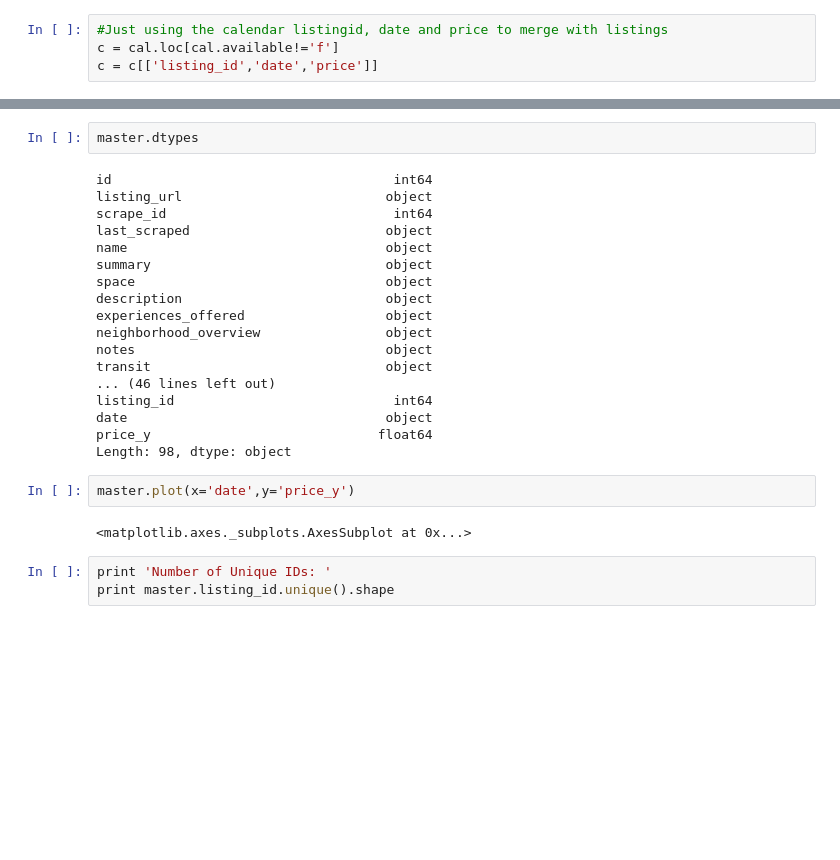
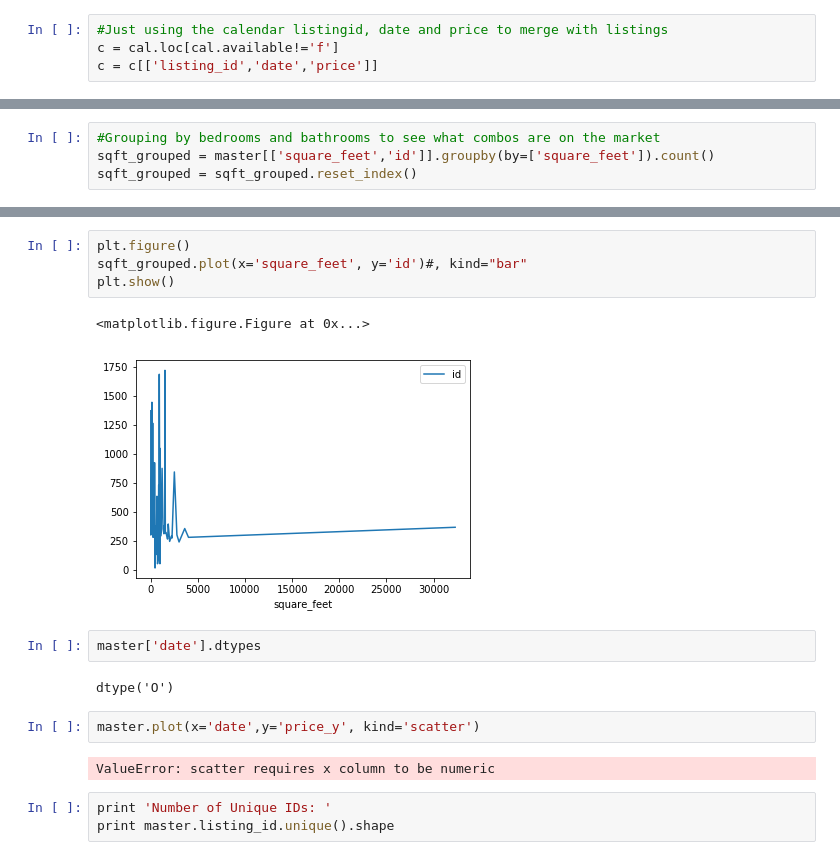
Before and after one commit to mas-dse-saachary/UCSD-MAS-Capstone-Project, a Jupyter notebook: listings_explo.ipynb, the cells around one changed output, grey strips where cells are left out. Saved outputs shown, nothing was run; the diff lists cells and outputs as text; blank space fills up the shorter version.

```diff
--- a/listings_explo.ipynb
+++ b/listings_explo.ipynb
@@ -197,0 +177,4 @@ master = merged.copy()
+# %%
+#Grouping by bedrooms and bathrooms to see what combos are on the market
+sqft_grouped = master[['square_feet','id']].groupby(by=['square_feet']).count()
+sqft_grouped = sqft_grouped.reset_index()
@@ -198,27 +195,18 @@ master = merged.copy()
+# %%
+plt.figure()
+sqft_grouped.plot(x='square_feet', y='id')#, kind="bar"
+plt.show()
+# %% [output]
+<matplotlib.figure.Figure at 0x...>
+[figure, added]
 # %%
-master.dtypes
+master['date'].dtypes
 # %% [output]
-id                                    int64
-listing_url                          object
-scrape_id                             int64
-last_scraped                         object
-name                                 object
-summary                              object
-space                                object
-description                          object
-experiences_offered                  object
-neighborhood_overview                object
-notes                                object
-transit                              object
-... (46 lines left out)
-listing_id                            int64
-date                                 object
-price_y                             float64
-Length: 98, dtype: object
+dtype('O')
 # %%
-master.plot(x='date',y='price_y')
+master.plot(x='date',y='price_y', kind='scatter')
 # %% [output]
-<matplotlib.axes._subplots.AxesSubplot at 0x...>
+ValueError: scatter requires x column to be numeric
 # %%
 print 'Number of Unique IDs: '
 print master.listing_id.unique().shape
```
Also changed, not shown: parts of 34 cells of this notebook, 13 other files.
